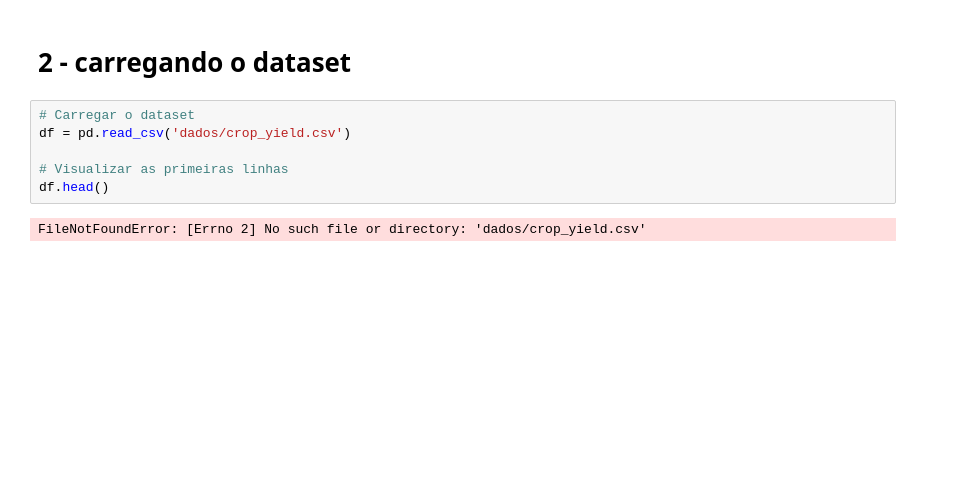
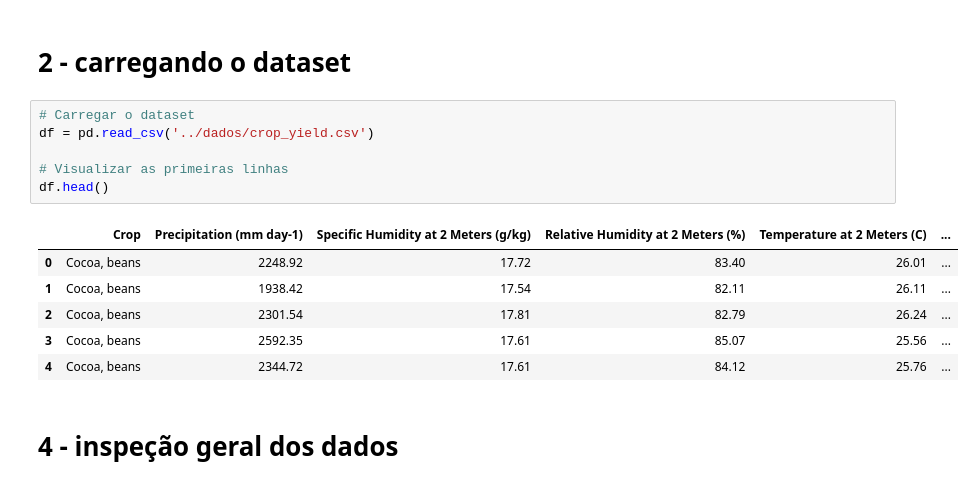
Before and after one commit to Startup-FarmTech-Solutions/Cap-1---FarmTech-na-era-da-cloud-computing, a Jupyter notebook: notebooks/jupyter notebook VitorEiji_rm562099_pbl_fase4.ipynb.ipynb, the cells around one changed output. Drawn from its saved outputs; the diff is of its cells as text; blank space fills up the shorter version.

```diff
--- a/notebooks/jupyter notebook VitorEiji_rm562099_pbl_fase4.ipynb.ipynb
+++ b/notebooks/jupyter notebook VitorEiji_rm562099_pbl_fase4.ipynb.ipynb
@@ -57,9 +57,16 @@ warnings.filterwarnings("ignore")
 # 2 - carregando o dataset
 # %%
 # Carregar o dataset
-df = pd.read_csv('dados/crop_yield.csv')
+df = pd.read_csv('../dados/crop_yield.csv')
 
 # Visualizar as primeiras linhas
 df.head()
 # %% [output]
-FileNotFoundError: [Errno 2] No such file or directory: 'dados/crop_yield.csv'
+|  | Crop | Precipitation (mm day-1) | Specific Humidity at 2 Meters (g/kg) | Relative Humidity at 2 Meters (%) | Temperature at 2 Meters (C) | ... |
+| 0 | Cocoa, beans | 2248.92 | 17.72 | 83.40 | 26.01 | ... |
+| 1 | Cocoa, beans | 1938.42 | 17.54 | 82.11 | 26.11 | ... |
+| 2 | Cocoa, beans | 2301.54 | 17.81 | 82.79 | 26.24 | ... |
+| 3 | Cocoa, beans | 2592.35 | 17.61 | 85.07 | 25.56 | ... |
+| 4 | Cocoa, beans | 2344.72 | 17.61 | 84.12 | 25.76 | ... |
+# %% [markdown]
+# 4 - inspeção geral dos dados
```
Also changed, not shown: parts of 6 cells of this notebook.
